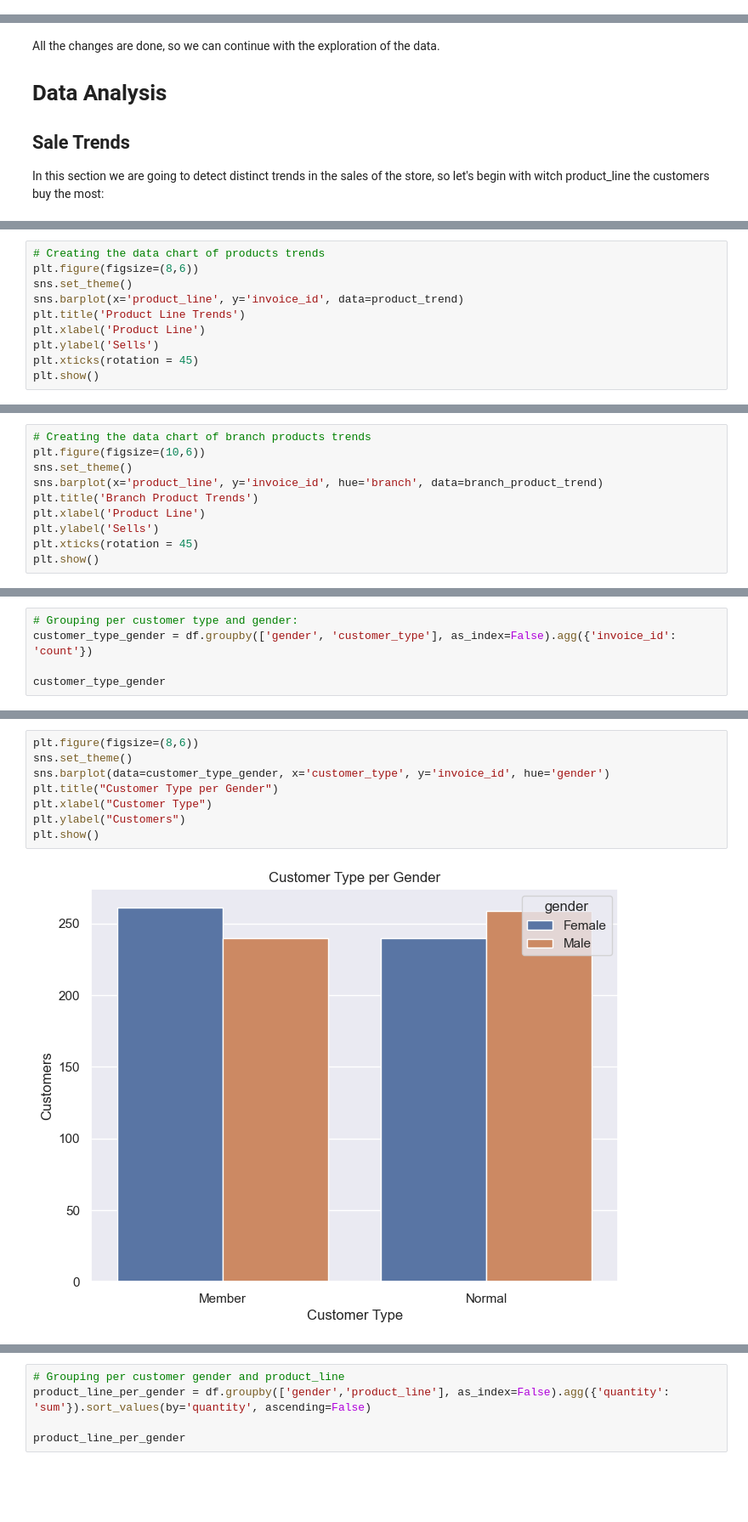
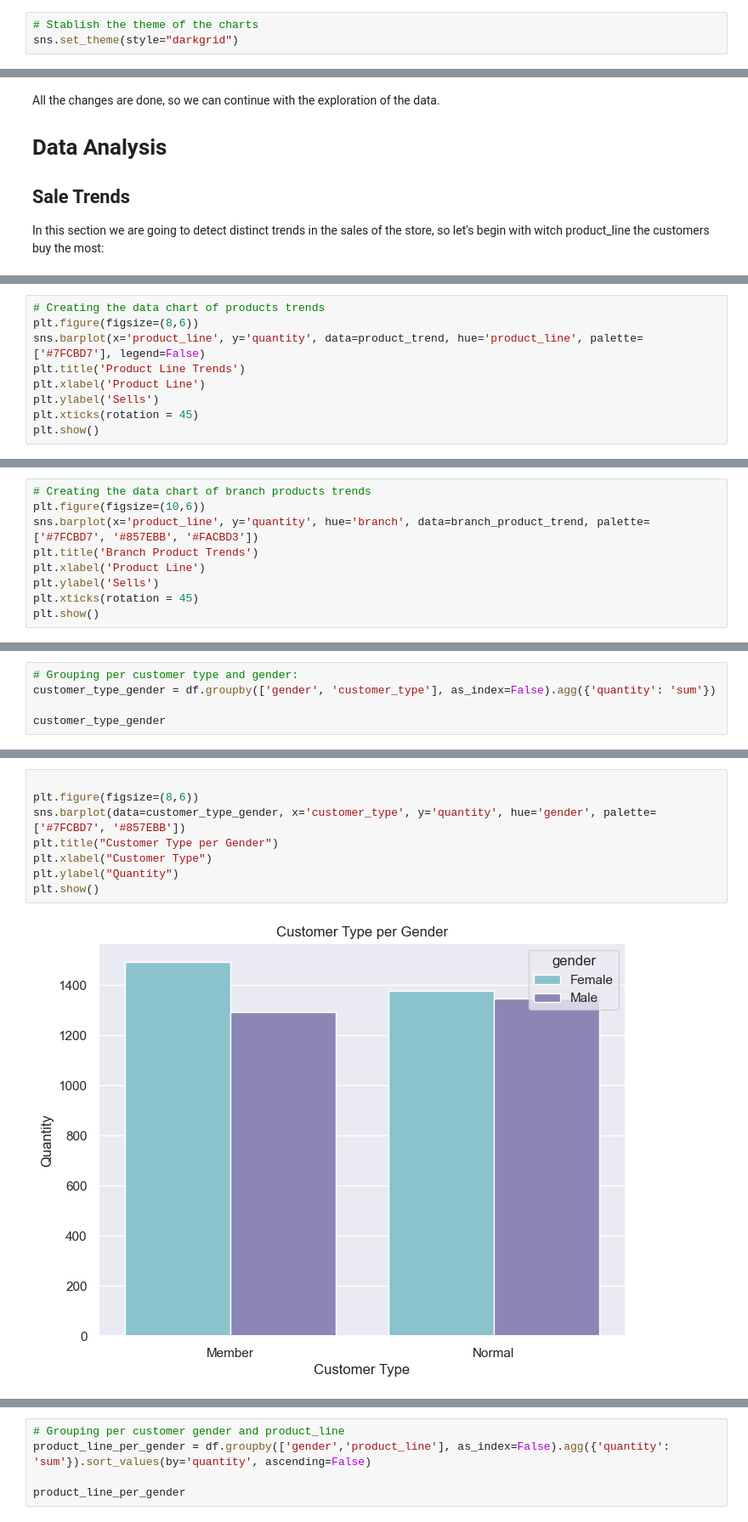
Before and after one commit to PPJQ/StoreAnalysis, a Jupyter notebook: StoreAnalysis.ipynb, the cells around one changed output, grey strips where cells are left out. Shown at 85% size. Saved outputs shown, nothing was run; the diff lists cells and outputs as text; blank space fills up the shorter version.

```diff
--- a/StoreAnalysis.ipynb
+++ b/StoreAnalysis.ipynb
@@ -72,6 +72,9 @@ import pandas as pd
 import numpy as np
 from matplotlib import pyplot as plt
 import seaborn as sns
+# %%
+# Stablish the theme of the charts
+sns.set_theme(style="darkgrid")
 # %%
 # Loading data
 df = pd.read_csv("./datasets/supermarket_sales.csv")
@@ -244,8 +247,7 @@ product_trend
 # %%
 # Creating the data chart of products trends
 plt.figure(figsize=(8,6))
-sns.set_theme()
-sns.barplot(x='product_line', y='invoice_id', data=product_trend)
+sns.barplot(x='product_line', y='quantity', data=product_trend, hue='product_line', palette=['#7FCBD7'], legend=False)
 plt.title('Product Line Trends')
 plt.xlabel('Product Line')
 plt.ylabel('Sells')
@@ -281,8 +285,7 @@ branch_product_trend
 # %%
 # Creating the data chart of branch products trends
 plt.figure(figsize=(10,6))
-sns.set_theme()
-sns.barplot(x='product_line', y='invoice_id', hue='branch', data=branch_product_trend)
+sns.barplot(x='product_line', y='quantity', hue='branch', data=branch_product_trend, palette=['#7FCBD7', '#857EBB', '#FACBD3'])
 plt.title('Branch Product Trends')
 plt.xlabel('Product Line')
 plt.ylabel('Sells')
@@ -321,6 +384,6 @@ customer_gender
 # %%
 # Grouping per customer type and gender:
-customer_type_gender = df.groupby(['gender', 'customer_type'], as_index=False).agg({'invoice_id': 'count'})
+customer_type_gender = df.groupby(['gender', 'customer_type'], as_index=False).agg({'quantity': 'sum'})
 
 customer_type_gender
 # %% [output]
@@ -332,10 +395,10 @@ customer_type_gender
 # %%
+
 plt.figure(figsize=(8,6))
-sns.set_theme()
-sns.barplot(data=customer_type_gender, x='customer_type', y='invoice_id', hue='gender')
+sns.barplot(data=customer_type_gender, x='customer_type', y='quantity', hue='gender', palette=['#7FCBD7', '#857EBB'])
 plt.title("Customer Type per Gender")
 plt.xlabel("Customer Type")
-plt.ylabel("Customers")
+plt.ylabel("Quantity")
 plt.show()
 # %% [output]
-[figure, old version]
+[figure, new version]
```
Also changed, not shown: parts of 33 cells of this notebook, 9 other files.
